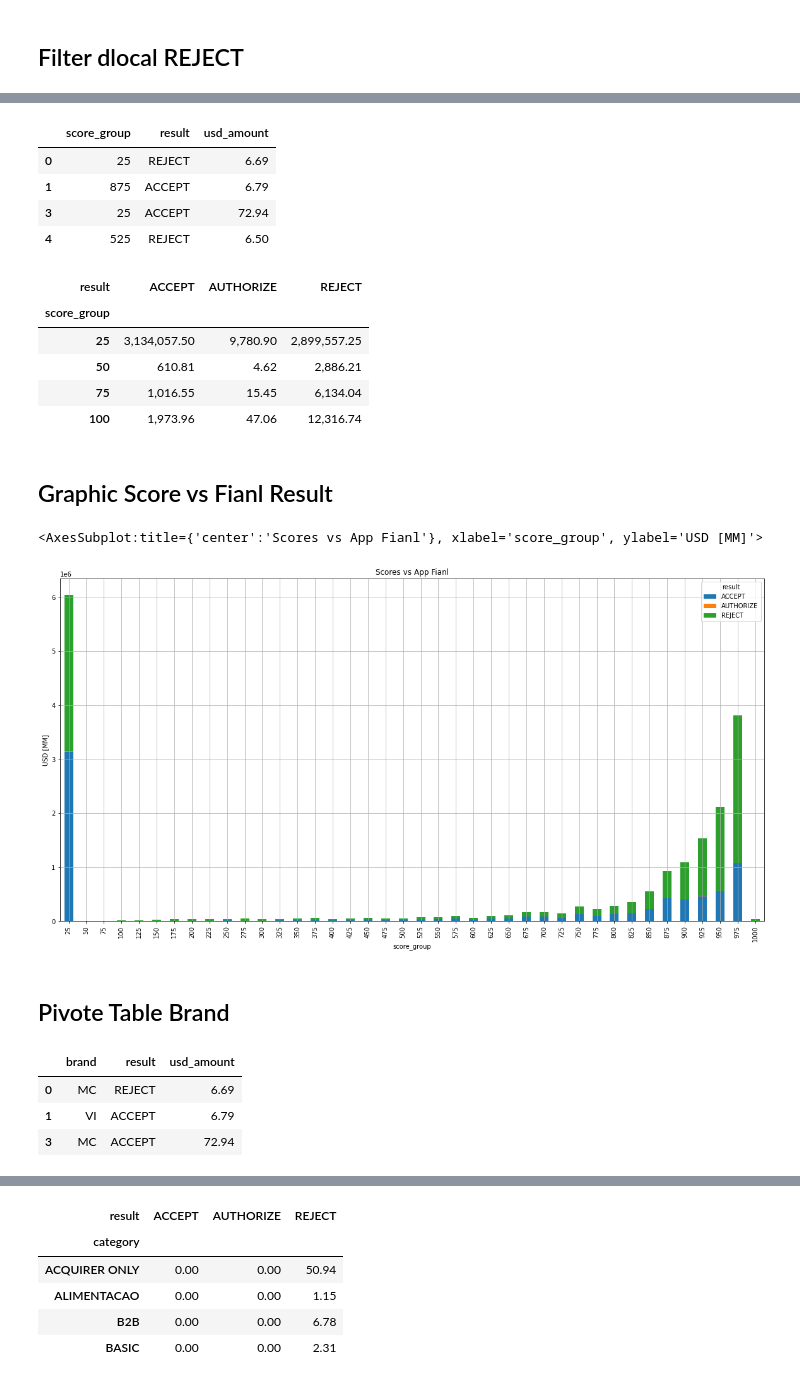
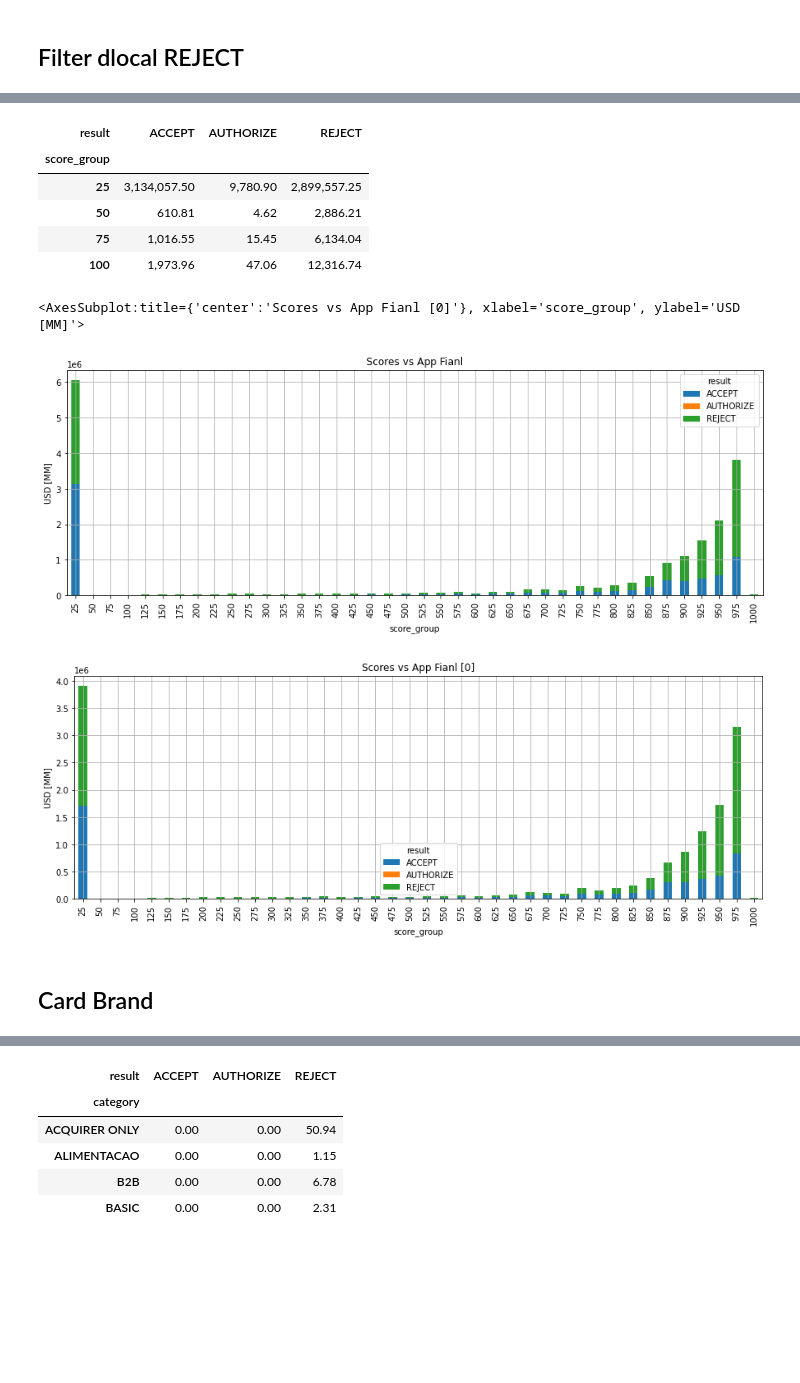
Before and after one commit to jucamuyrano/ML-SAAS-Canva, a Jupyter notebook: Canva.ipynb, the cells around one changed output, grey strips where cells are left out. Drawn from its saved outputs; the diff is of its cells as text; code cells hidden in the pictures; blank space fills up the shorter version.

```diff
--- a/Canva.ipynb
+++ b/Canva.ipynb
@@ -244,0 +256,2 @@ df.head()
+# %%
+df['card_age_range'] = df.apply(lambda x:'>90' if x['card_age_days']>= 90 else('>30' if  x['card_age_days']>=30 else('>10' if  x['card_age_days']>=10 else('>2' if  x['card_age_days']>=2 else('<2' if  x['card_age_days']>0 else '0')))),axis=1)
@@ -283,0 +333,3 @@ Index(['case_id', 'bin', 'brand', 'category', 'usd_amount', 'result',
+# %%
+df_0=df[df['card_age_range']=='0']
+df_0.value_counts('card_age_range')
@@ -284,46 +342,42 @@ Index(['case_id', 'bin', 'brand', 'category', 'usd_amount', 'result',
 # %%
 df_1=df[['score_group','result','usd_amount']]
+# %%
+score_result = pd.pivot_table(df_1, values='usd_amount', index=['score_group'],
+                    columns=['result'], aggfunc=np.sum, fill_value=0)
 # %%
-df_1.head(4)
+score_result.head(4)
 # %% [output]
-|  | score_group | result | usd_amount |
-| 0 | 25 | REJECT | 6.69 |
-| 1 | 875 | ACCEPT | 6.79 |
-| 3 | 25 | ACCEPT | 72.94 |
-| 4 | 525 | REJECT | 6.50 |
+| result | ACCEPT | AUTHORIZE | REJECT |
+| score_group |  |  |  |
+| 25 | 3,134,057.50 | 9,780.90 | 2,899,557.25 |
+| 50 | 610.81 | 4.62 | 2,886.21 |
+| 75 | 1,016.55 | 15.45 | 6,134.04 |
+| 100 | 1,973.96 | 47.06 | 12,316.74 |
 # %%
-table = pd.pivot_table(df_1, values='usd_amount', index=['score_group'],
+df0=df_0[['score_group','result','usd_amount']]
+
+score_result_0 = pd.pivot_table(df0, values='usd_amount', index=['score_group'],
                     columns=['result'], aggfunc=np.sum, fill_value=0)
-# %%
-table.head(4)
-# %% [output]
-| result | ACCEPT | AUTHORIZE | REJECT |
-| score_group |  |  |  |
-| 25 | 3,134,057.50 | 9,780.90 | 2,899,557.25 |
-| 50 | 610.81 | 4.62 | 2,886.21 |
-| 75 | 1,016.55 | 15.45 | 6,134.04 |
-| 100 | 1,973.96 | 47.06 | 12,316.74 |
-# %% [markdown]
-## Graphic Score vs Fianl Result
 # %%
-table.plot(kind='bar',
+score_result.plot(kind='bar',
         title = 'Scores vs App Fianl',
         ylabel = 'USD [MM]',
-        figsize = (20,10),
+        figsize = (15,5),
         grid = True,
         stacked = True)
+
+score_result_0.plot(kind='bar',
+        title = 'Scores vs App Fianl [0]',
+        ylabel = 'USD [MM]',
+        figsize = (15,5),
+        grid = True,
+        stacked = True)
 # %% [output]
-<AxesSubplot:title={'center':'Scores vs App Fianl'}, xlabel='score_group', ylabel='USD [MM]'>
+<AxesSubplot:title={'center':'Scores vs App Fianl [0]'}, xlabel='score_group', ylabel='USD [MM]'>
-[figure, old version]
+[figure, new version]
+[figure, added]
 # %% [markdown]
-## Pivote Table Brand
+## Card Brand
 # %%
 df_1=df[['brand','result','usd_amount']]
-# %%
-df_1.head(3)
-# %% [output]
-|  | brand | result | usd_amount |
-| 0 | MC | REJECT | 6.69 |
-| 1 | VI | ACCEPT | 6.79 |
-| 3 | MC | ACCEPT | 72.94 |
 # %%
```
Also changed, not shown: parts of 55 cells of this notebook.
